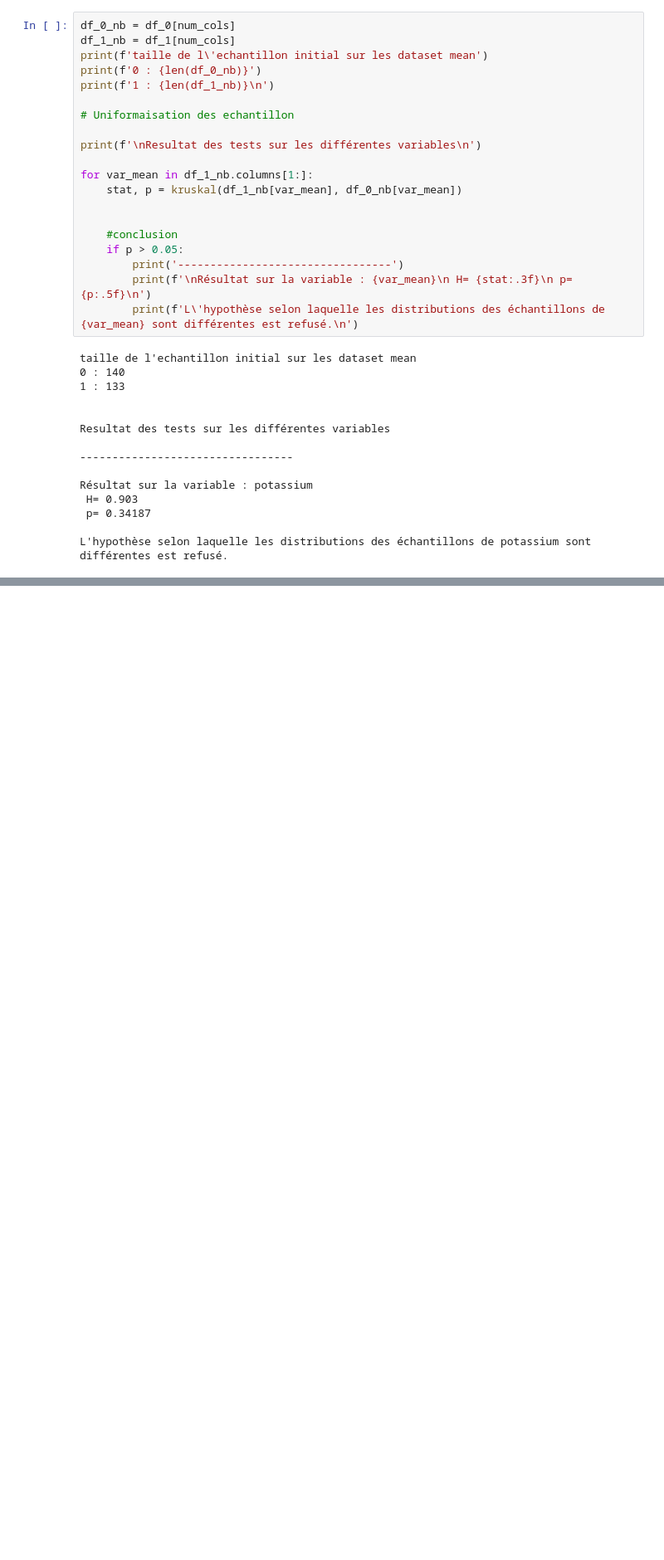
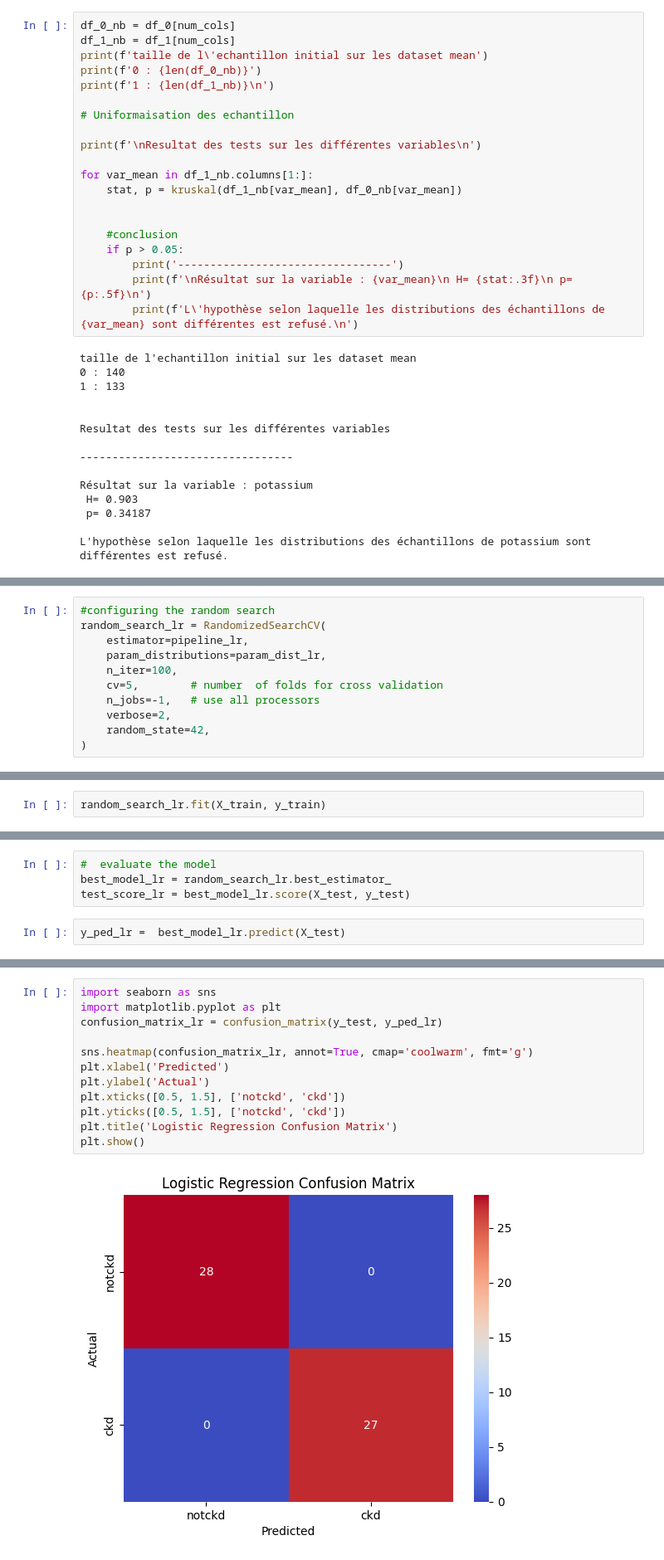
Before and after one commit to Dim2960/semiology_AI, a Jupyter notebook: mrc_folder/dataset.ipynb, the cells around one changed output, grey strips where cells are left out. Shown at 83% size. Cells and saved outputs as stored; diff of their text form; blank space fills up the shorter version.

Commit message:
trying differents ml to predict  0/1

```diff
--- a/mrc_folder/dataset.ipynb
+++ b/mrc_folder/dataset.ipynb
@@ -788,0 +976,11 @@ L'hypothèse selon laquelle les distributions des échantillons de potassium son
+# %%
+#configuring the random search
+random_search_lr = RandomizedSearchCV(
+    estimator=pipeline_lr,
+    param_distributions=param_dist_lr,
+    n_iter=100,
+    cv=5,        # number  of folds for cross validation
+    n_jobs=-1,   # use all processors
+    verbose=2,
+    random_state=42,
+)
@@ -788,0 +989,2 @@ L'hypothèse selon laquelle les distributions des échantillons de potassium son
+# %%
+random_search_lr.fit(X_train, y_train)
@@ -788,0 +1015,6 @@ L'hypothèse selon laquelle les distributions des échantillons de potassium son
+# %%
+#  evaluate the model
+best_model_lr = random_search_lr.best_estimator_
+test_score_lr = best_model_lr.score(X_test, y_test)
+# %%
+y_ped_lr =  best_model_lr.predict(X_test)
@@ -788,0 +1051,14 @@ L'hypothèse selon laquelle les distributions des échantillons de potassium son
+# %%
+import seaborn as sns
+import matplotlib.pyplot as plt
+confusion_matrix_lr = confusion_matrix(y_test, y_ped_lr)
+
+sns.heatmap(confusion_matrix_lr, annot=True, cmap='coolwarm', fmt='g')
+plt.xlabel('Predicted')
+plt.ylabel('Actual')
+plt.xticks([0.5, 1.5], ['notckd', 'ckd'])
+plt.yticks([0.5, 1.5], ['notckd', 'ckd'])
+plt.title('Logistic Regression Confusion Matrix')
+plt.show()
+# %% [output]
+[figure, added]
```
Also changed, not shown: parts of 85 cells of this notebook.
